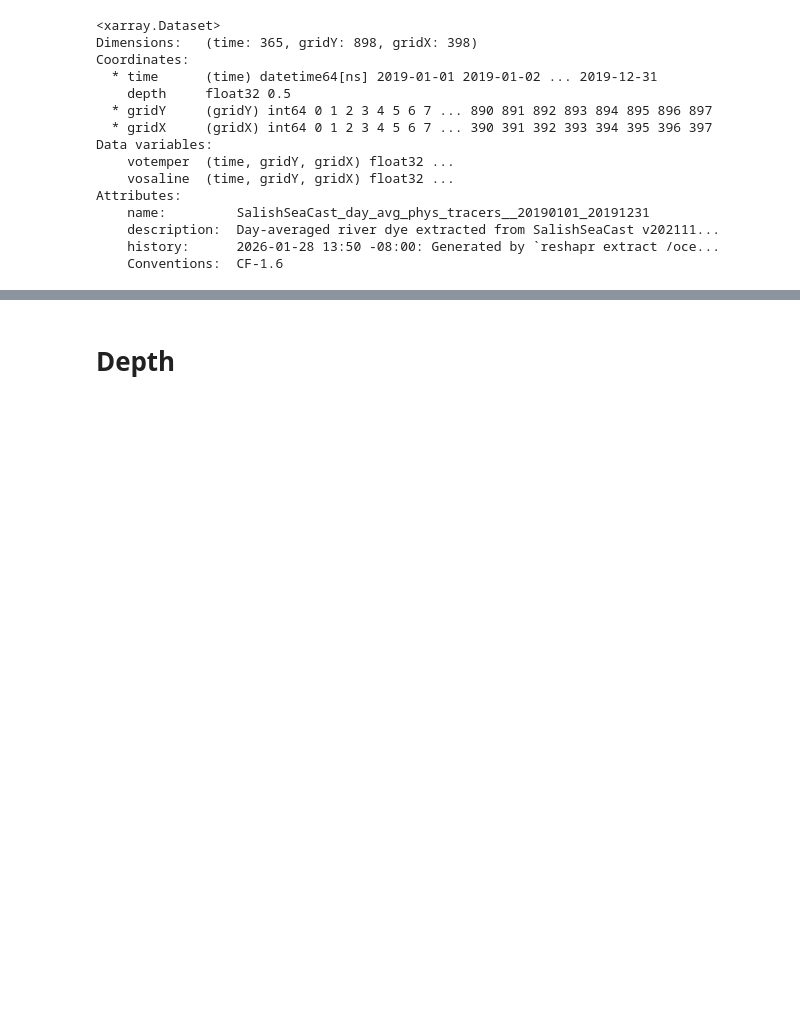
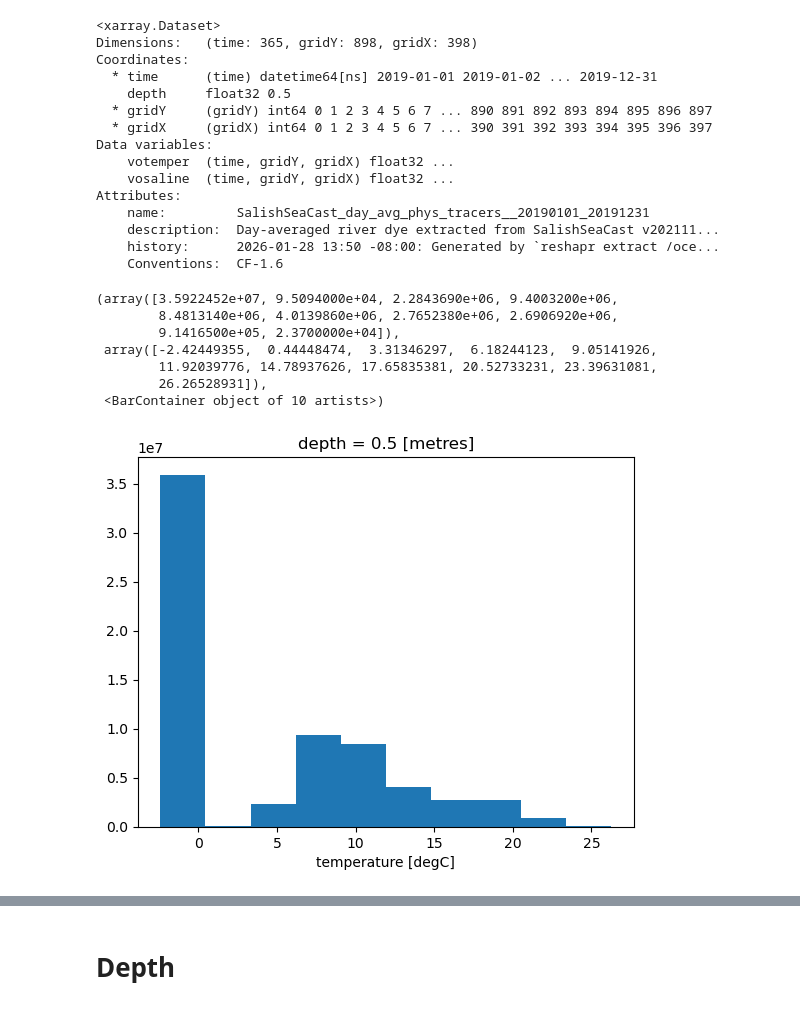
Before and after one commit to SalishSeaCast/analysis-cassidy, a Jupyter notebook: notebooks/dfo-cd/scrubber_data_add_saltemp.ipynb, the cells around one changed output, grey strips where cells are left out. Cells and saved outputs as stored; diff of their text form; code cells hidden in the pictures; blank space fills up the shorter version.

```diff
--- a/notebooks/dfo-cd/scrubber_data_add_saltemp.ipynb
+++ b/notebooks/dfo-cd/scrubber_data_add_saltemp.ipynb
@@ -165,0 +173,11 @@ ww_fresh_hot = xr.merge([phys_squeezed, ww_fresh])
+# %%
+phys['votemper'].plot()
+# %% [output]
+(array([3.5922452e+07, 9.5094000e+04, 2.2843690e+06, 9.4003200e+06,
+        8.4813140e+06, 4.0139860e+06, 2.7652380e+06, 2.6906920e+06,
+        9.1416500e+05, 2.3700000e+04]),
+ array([-2.42449355,  0.44448474,  3.31346297,  6.18244123,  9.05141926,
+        11.92039776, 14.78937626, 17.65835381, 20.52733231, 23.39631081,
+        26.26528931]),
+ <BarContainer object of 10 artists>)
+[figure, added]
```
Also changed, not shown: parts of 24 cells of this notebook.
